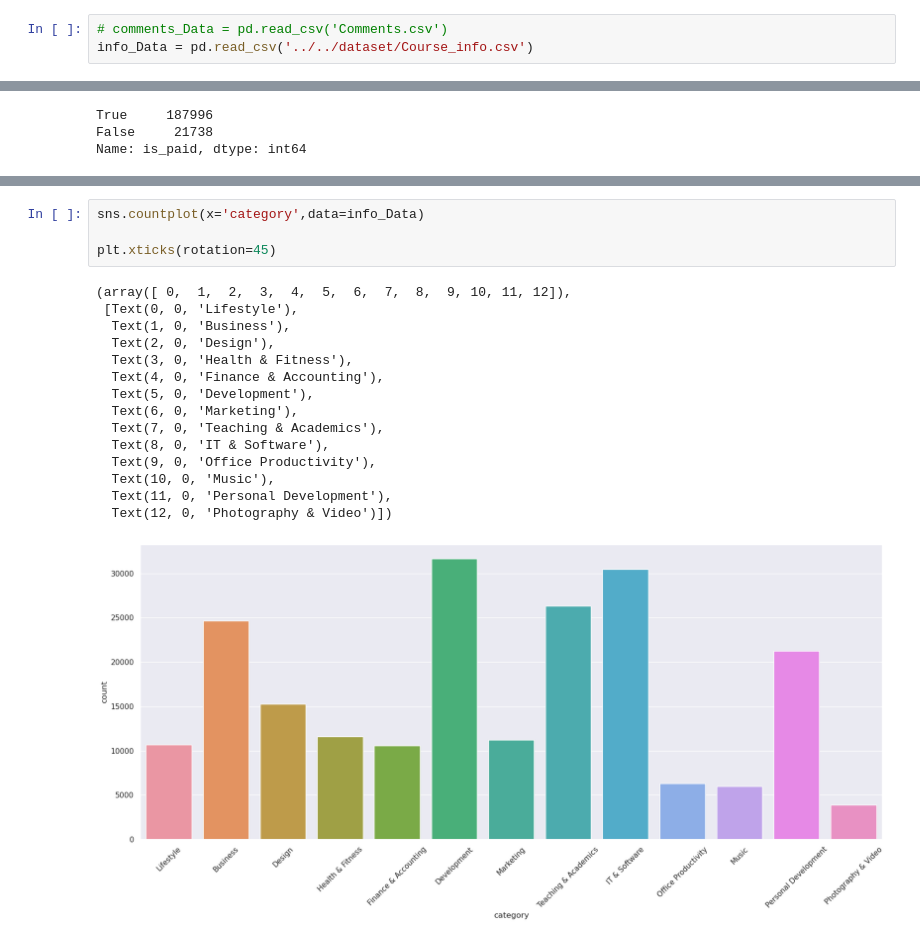
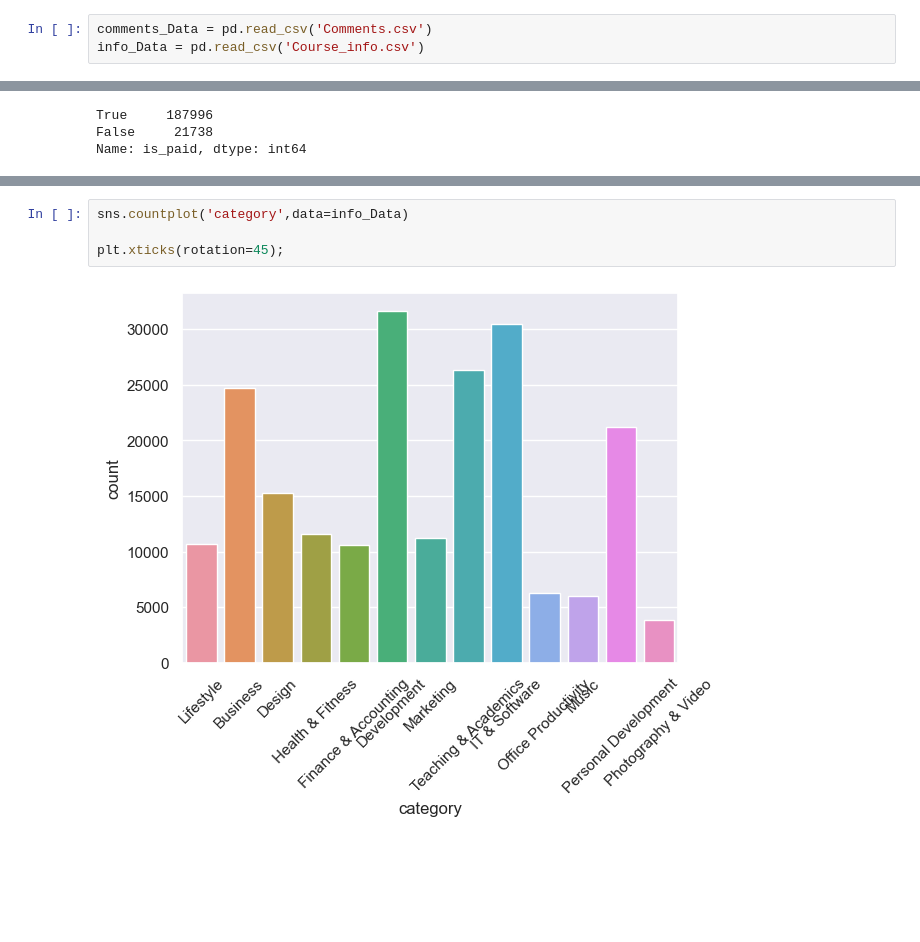
Before and after one commit to Amizzuddin/sc1015, a Jupyter notebook: contributions/bowen/Clean Data_BW.ipynb, the cells around one changed output, grey strips where cells are left out. Cells and saved outputs as stored; diff of their text form; blank space fills up the shorter version.

```diff
--- a/contributions/bowen/Clean Data_BW.ipynb
+++ b/contributions/bowen/Clean Data_BW.ipynb
@@ -26,6 +27,6 @@ add here test
 # %%
 pd.set_option('display.float_format', '{:.2f}'.format)
 # %%
-# comments_Data = pd.read_csv('Comments.csv')
-info_Data = pd.read_csv('../../dataset/Course_info.csv')
+comments_Data = pd.read_csv('Comments.csv')
+info_Data = pd.read_csv('Course_info.csv')
 # %%
@@ -144,23 +202,9 @@ sns.countplot(x="avg_rating",data=info_Data)
 # %%
-sns.countplot(x='category',data=info_Data)
+sns.countplot('category',data=info_Data)
 
-plt.xticks(rotation=45)
+plt.xticks(rotation=45);
 # %% [output]
-(array([ 0,  1,  2,  3,  4,  5,  6,  7,  8,  9, 10, 11, 12]),
- [Text(0, 0, 'Lifestyle'),
-  Text(1, 0, 'Business'),
-  Text(2, 0, 'Design'),
-  Text(3, 0, 'Health & Fitness'),
-  Text(4, 0, 'Finance & Accounting'),
-  Text(5, 0, 'Development'),
-  Text(6, 0, 'Marketing'),
-  Text(7, 0, 'Teaching & Academics'),
-  Text(8, 0, 'IT & Software'),
-  Text(9, 0, 'Office Productivity'),
-  Text(10, 0, 'Music'),
-  Text(11, 0, 'Personal Development'),
-  Text(12, 0, 'Photography & Video')])
-[figure, old version]
+[figure, new version]
 # %%
 plt.figure(figsize=(12,8))
 sns.heatmap(info_Data.corr(),annot=True)
```
Also changed, not shown: parts of 18 cells of this notebook, 3 other files.
